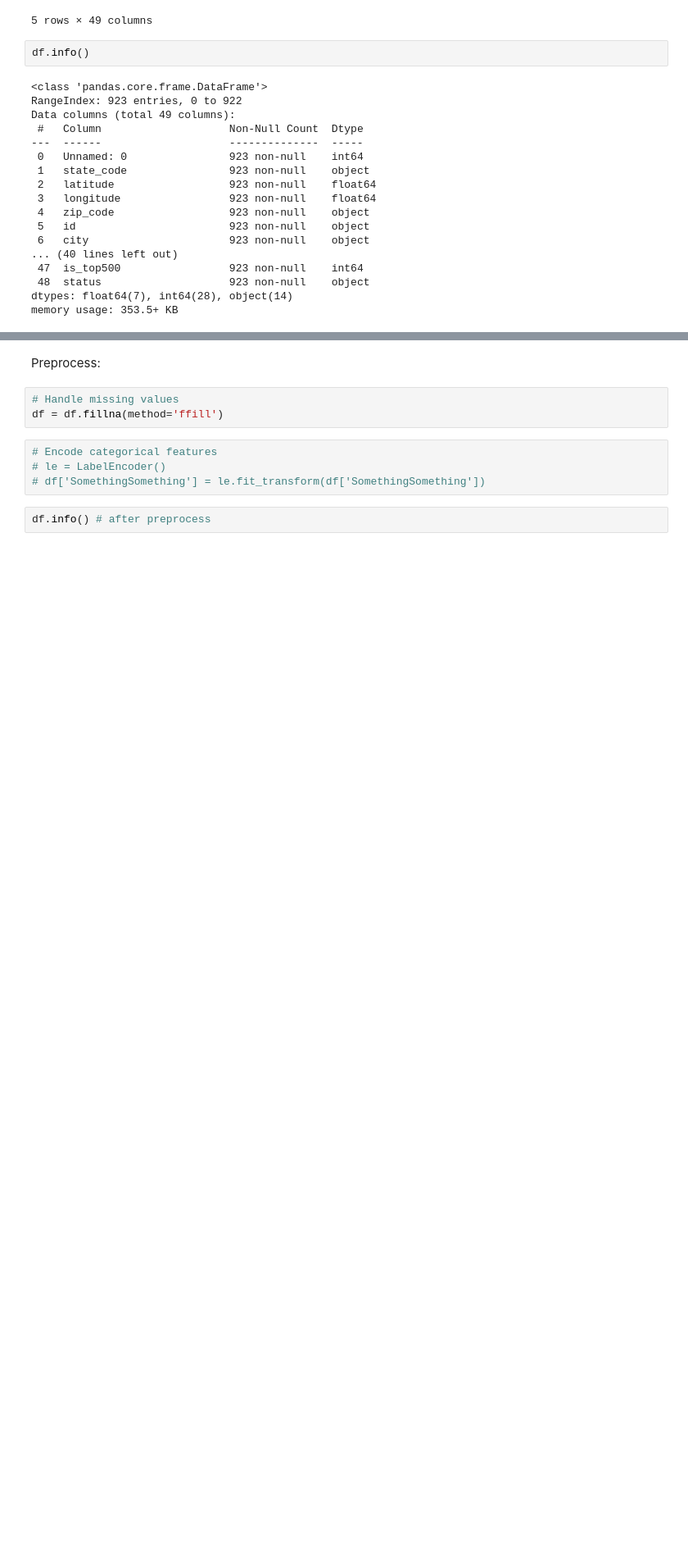
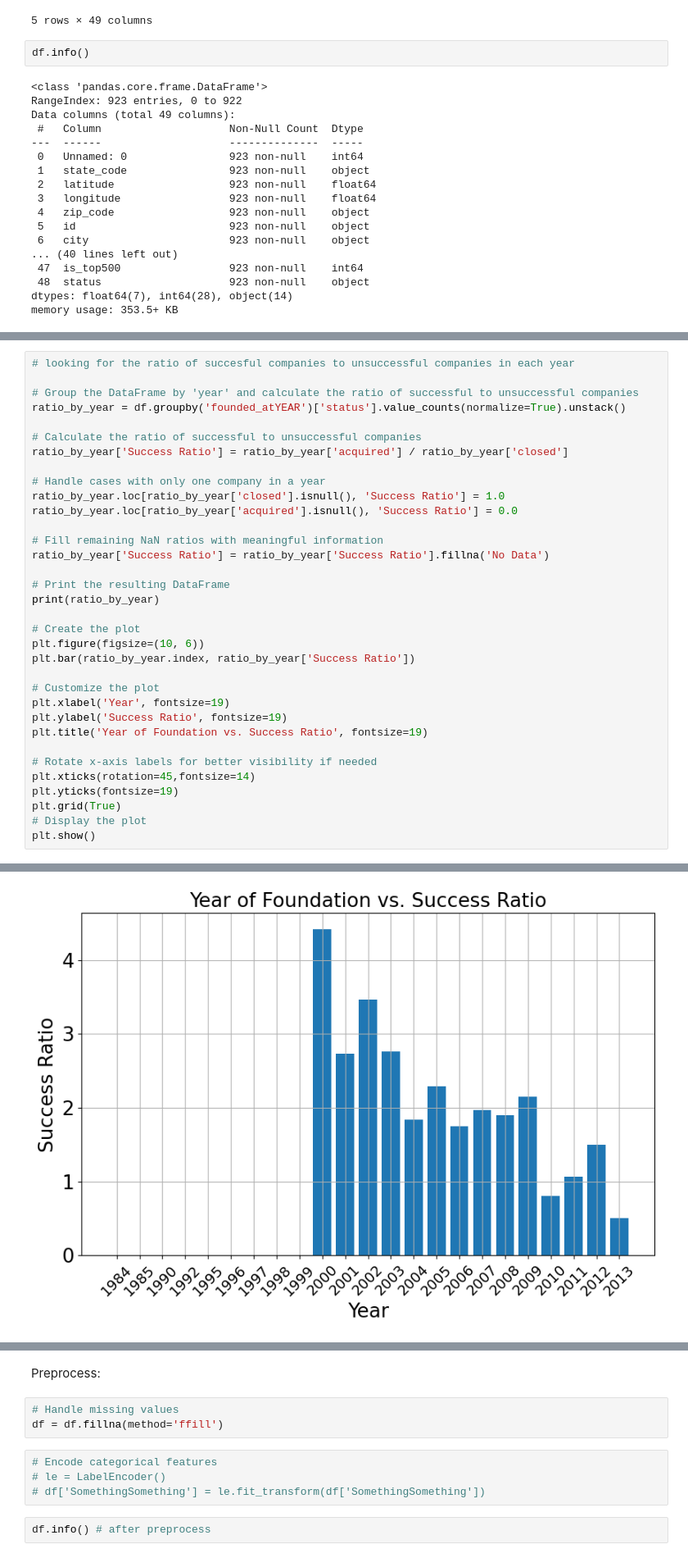
Before and after one commit to MayaVB/Applied_DS_Project, a Jupyter notebook: notebooks/EDA.ipynb, the cells around one changed output, grey strips where cells are left out. Shown at 82% size. Saved outputs shown, nothing was run; the diff lists cells and outputs as text; blank space fills up the shorter version.

```diff
--- a/notebooks/EDA.ipynb
+++ b/notebooks/EDA.ipynb
@@ -44,0 +308,35 @@ memory usage: 353.5+ KB
+# %%
+# looking for the ratio of succesful companies to unsuccessful companies in each year
+
+# Group the DataFrame by 'year' and calculate the ratio of successful to unsuccessful companies
+ratio_by_year = df.groupby('founded_atYEAR')['status'].value_counts(normalize=True).unstack()
+
+# Calculate the ratio of successful to unsuccessful companies
+ratio_by_year['Success Ratio'] = ratio_by_year['acquired'] / ratio_by_year['closed']
+
+# Handle cases with only one company in a year
+ratio_by_year.loc[ratio_by_year['closed'].isnull(), 'Success Ratio'] = 1.0
+ratio_by_year.loc[ratio_by_year['acquired'].isnull(), 'Success Ratio'] = 0.0
+
+# Fill remaining NaN ratios with meaningful information
+ratio_by_year['Success Ratio'] = ratio_by_year['Success Ratio'].fillna('No Data')
+
+# Print the resulting DataFrame
+print(ratio_by_year)
+
+# Create the plot
+plt.figure(figsize=(10, 6))
+plt.bar(ratio_by_year.index, ratio_by_year['Success Ratio'])
+
+# Customize the plot
+plt.xlabel('Year', fontsize=19)
+plt.ylabel('Success Ratio', fontsize=19)
+plt.title('Year of Foundation vs. Success Ratio', fontsize=19)
+
+# Rotate x-axis labels for better visibility if needed
+plt.xticks(rotation=45,fontsize=14)
+plt.yticks(fontsize=19)
+plt.grid(True)
+# Display the plot
+plt.show()
+# %% [output]
@@ -44,0 +360 @@ memory usage: 353.5+ KB
+[figure, added]
```
Also changed, not shown: parts of 35 cells of this notebook.
